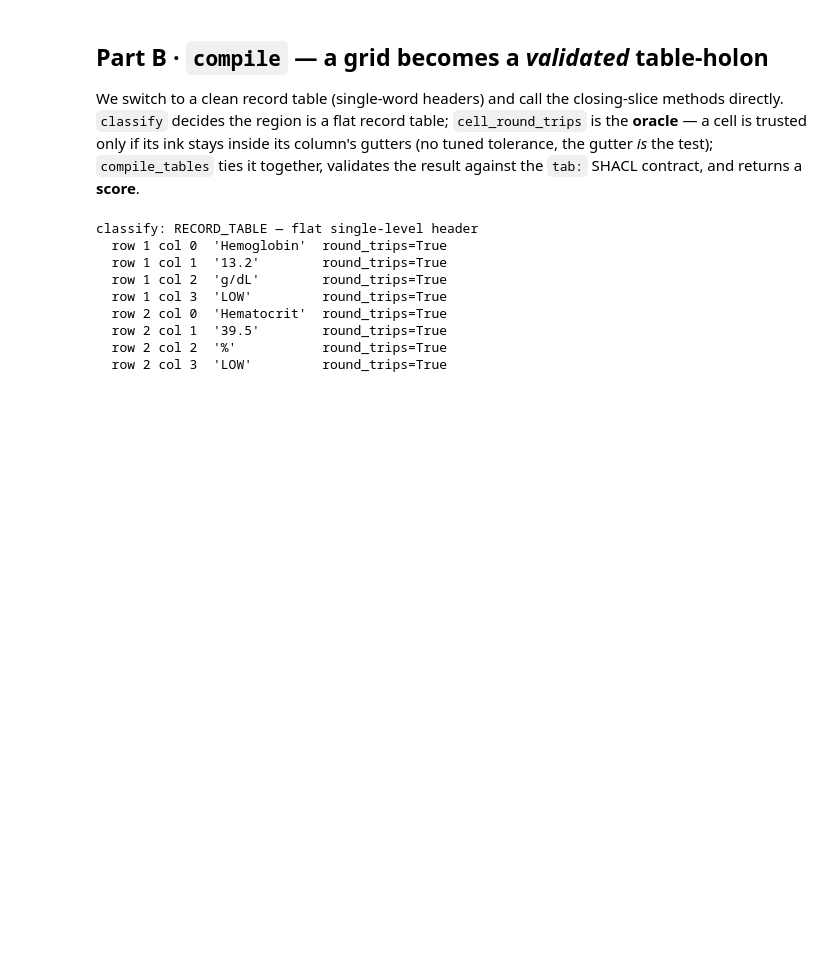
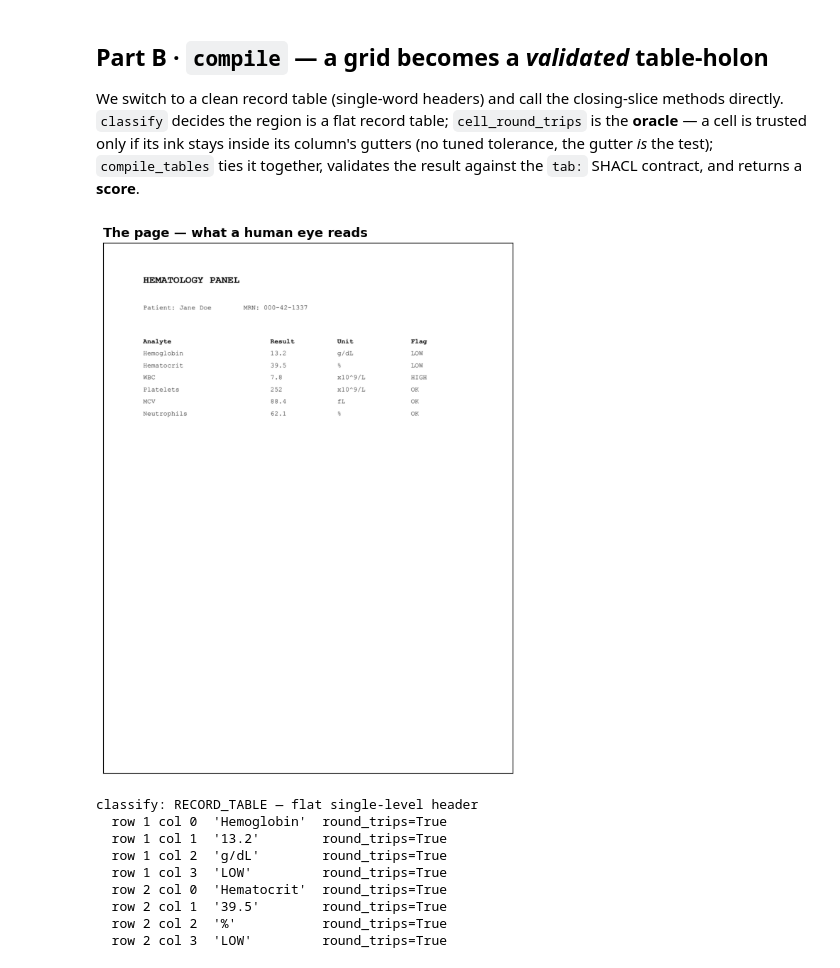
Before and after one commit to iladub/iladub, a Jupyter notebook: demo/etkl_1a_showcase.ipynb, the cells around one changed output. Drawn from its saved outputs; the diff is of its cells as text; code cells hidden in the pictures; blank space fills up the shorter version.

```diff
--- a/demo/etkl_1a_showcase.ipynb
+++ b/demo/etkl_1a_showcase.ipynb
@@ -124,6 +126,13 @@ We switch to a clean record table (single-word headers) and call the closing-sli
 decides the region is a flat record table; `cell_round_trips` is the **oracle** — a cell is trusted only if its
 ink stays inside its column's gutters (no tuned tolerance, the gutter *is* the test); `compile_tables` ties it
 together, validates the result against the `tab:` SHACL contract, and returns a **score**.
+# %%
+# the original document — a clean record table
+rec_pdf = os.path.join(tempfile.mkdtemp(), "panel.pdf")
+data.record_report_pdf(rec_pdf)
+_img, _ = viz.render_page(rec_pdf, dpi=150); viz.show_page(_img); plt.show()
+# %% [output]
+[figure, added]
 # %%
 from iladub.etkl import classify, RegionKind, cell_round_trips, compile_tables
 
```
Also changed, not shown: parts of 14 cells of this notebook, 1 other file.
